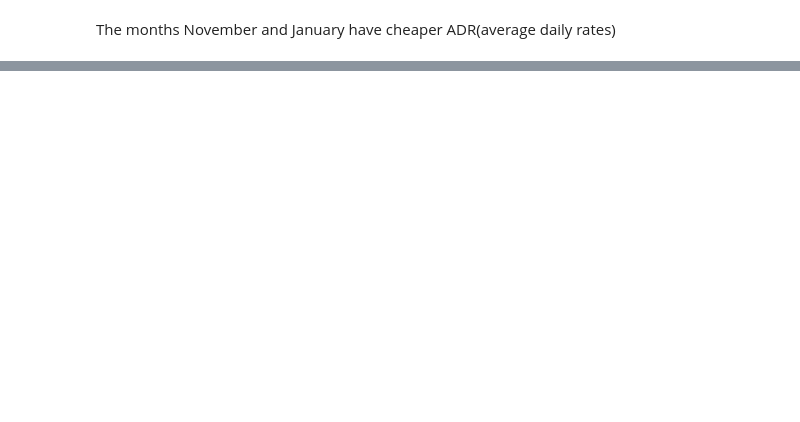
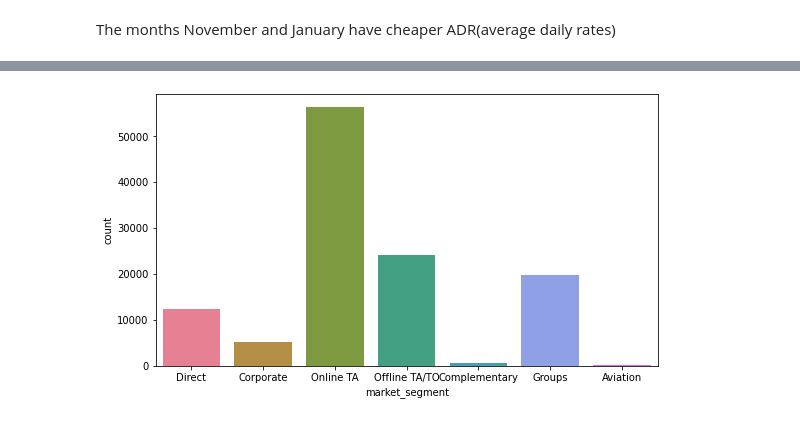
Before and after one commit to iam-ajitkumartoppo/hotel-booking-analysis, a Jupyter notebook: EDA_Hotel_Booking_Analysis_Capstone_Project.ipynb, the cells around one changed output, grey strips where cells are left out. Cells and saved outputs as stored; diff of their text form; code cells hidden in the pictures; blank space fills up the shorter version.

```diff
--- a/EDA_Hotel_Booking_Analysis_Capstone_Project.ipynb
+++ b/EDA_Hotel_Booking_Analysis_Capstone_Project.ipynb
@@ -370,0 +402,7 @@ The months November and January have cheaper ADR(average daily rates)
+# %%
+plt.figure(figsize=(9,5))
+sns.countplot(df['market_segment'], palette='husl')
+plt.title('')
+plt.show()
+# %% [output]
+[figure, added]
```
Also changed, not shown: parts of 15 cells of this notebook.
